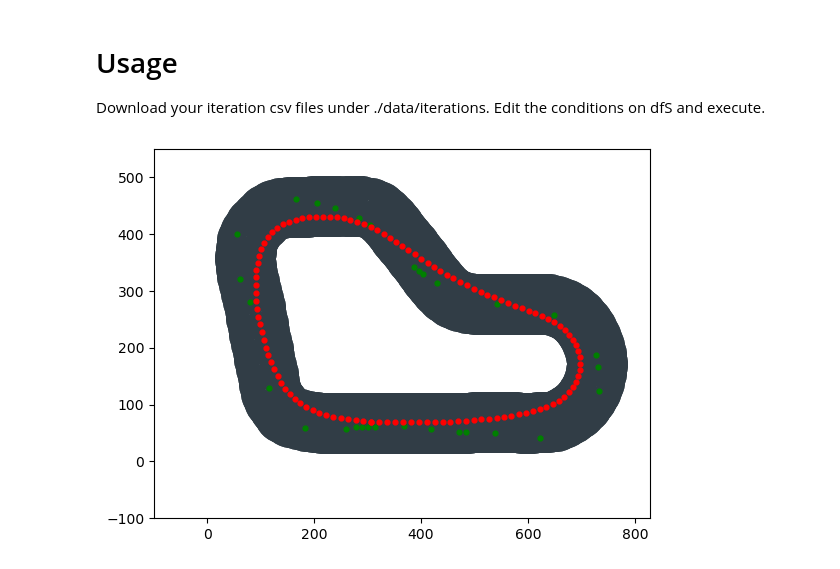
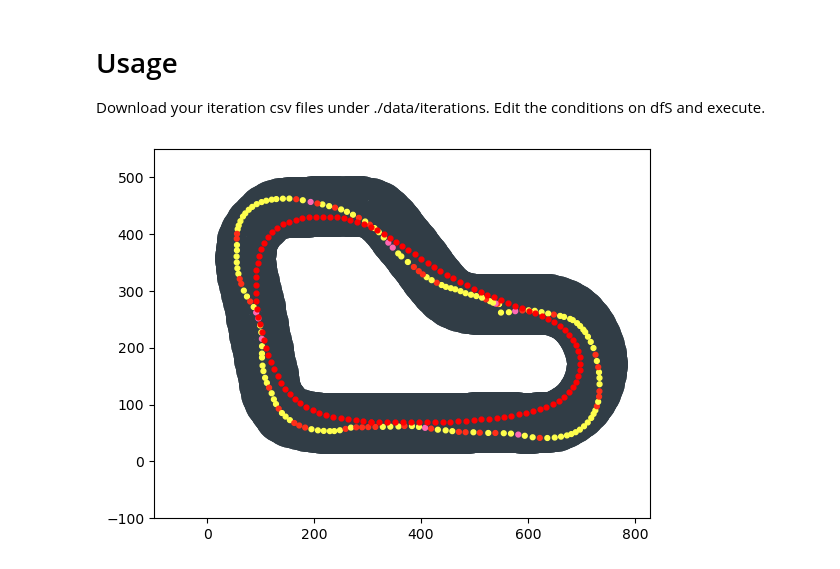
Before and after one commit to amonraknight/deepracer2024, a Jupyter notebook: tools/iteration_analysis.ipynb, the cells around one changed output. Drawn from its saved outputs; the diff is of its cells as text; code cells hidden in the pictures.

```diff
--- a/tools/iteration_analysis.ipynb
+++ b/tools/iteration_analysis.ipynb
@@ -77,6 +77,20 @@ def reward2Color(reward, rewardList, colorList):
     else:
         return 'green'
 
+def speed2Color(speed):
+    match speed:
+        case value if value < 1:
+            return '#058800'
+        case value if value >= 1 and value < 1.5:
+            return '#bef100'
+        case value if value >= 1.5 and value < 2:
+            return '#fdfb00'
+        case value if value >= 2 and value < 2.5:
+            return '#ff4ff2'
+        case value if value >= 2.5 and value < 3:
+            return '#ff4016'
+        case value if value >= 3:
+            return '#d60012'
 
 def print_iteration(episode=None, conditions=None):
     '''
@@ -111,16 +125,10 @@ def print_iteration(episode=None, conditions=None):
         # plt.scatter(Lx, Ly,marker = 'o', color = 'green', s = 24)
         ### 2. progress
         progressRange = (0, 100)
-        Lx, Ly = [100 * x for x in
-                  dfS[(dfS.progress > progressRange[0]) & (dfS.progress < progressRange[1])].X.tolist()], [100 * y for y
-                                                                                                           in dfS[(
-                                                                                                                              dfS.progress >
-                                                                                                                              progressRange[
-                                                                                                                                  0]) & (
-                                                                                                                              dfS.progress <
-                                                                                                                              progressRange[
-                                                                                                                                  1])].Y.tolist()]
-        plt.scatter(Lx, Ly, marker='o', color='green', s=12)
+        Lx, Ly = [100 * x for x in dfS.X.tolist()], [100 * y for y in dfS.Y.tolist()]
+
+        color_list = [speed2Color(eachThrottle) for eachThrottle in dfS['throttle']]
+        plt.scatter(Lx, Ly, marker='o', color=color_list, s=12)
         # plt.show()
     else:
         print('CSV file not unique!')
@@ -236,33 +244,33 @@ OPTIMIZED_WAYPOINTS = [
         [1.63386, 1.09253],
         [1.7384, 1.01844],
         [1.85098, 0.955],
         [1.97002, 0.90067],
         [2.09459, 0.85453],
         [2.2239, 0.81579],
         [2.35729, 0.78373],
         [2.49419, 0.75767],
         [2.63406, 0.73695],
         [2.77639, 0.72086],
         [2.92074, 0.70874],
         [3.06664, 0.69989]
     ]
 
 
 if __name__ == '__main__':
     X, Y = getPathXY()
     plt.axis([-100, max(X) + 100, -100, max(Y) + 100])
     # plt.ion()
     plt.scatter(X, Y, color='#313D46', linewidth=38)
 
     x_opt = [eachPoint[0]*100 for eachPoint in OPTIMIZED_WAYPOINTS]
     y_opt = [eachPoint[1]*100 for eachPoint in OPTIMIZED_WAYPOINTS]
 
 
-    condotions = 'throttle > 3'
+#     condotions = 'steer < 10 and steer > -10 and throttle>2'
 
-    print_iteration(128, condotions)
+    print_iteration(128)
     plt.scatter(x_opt, y_opt, marker='o', color='red', s=12)
 
     plt.show()
 # %% [output]
-[figure, old version]
+[figure, new version]
```
